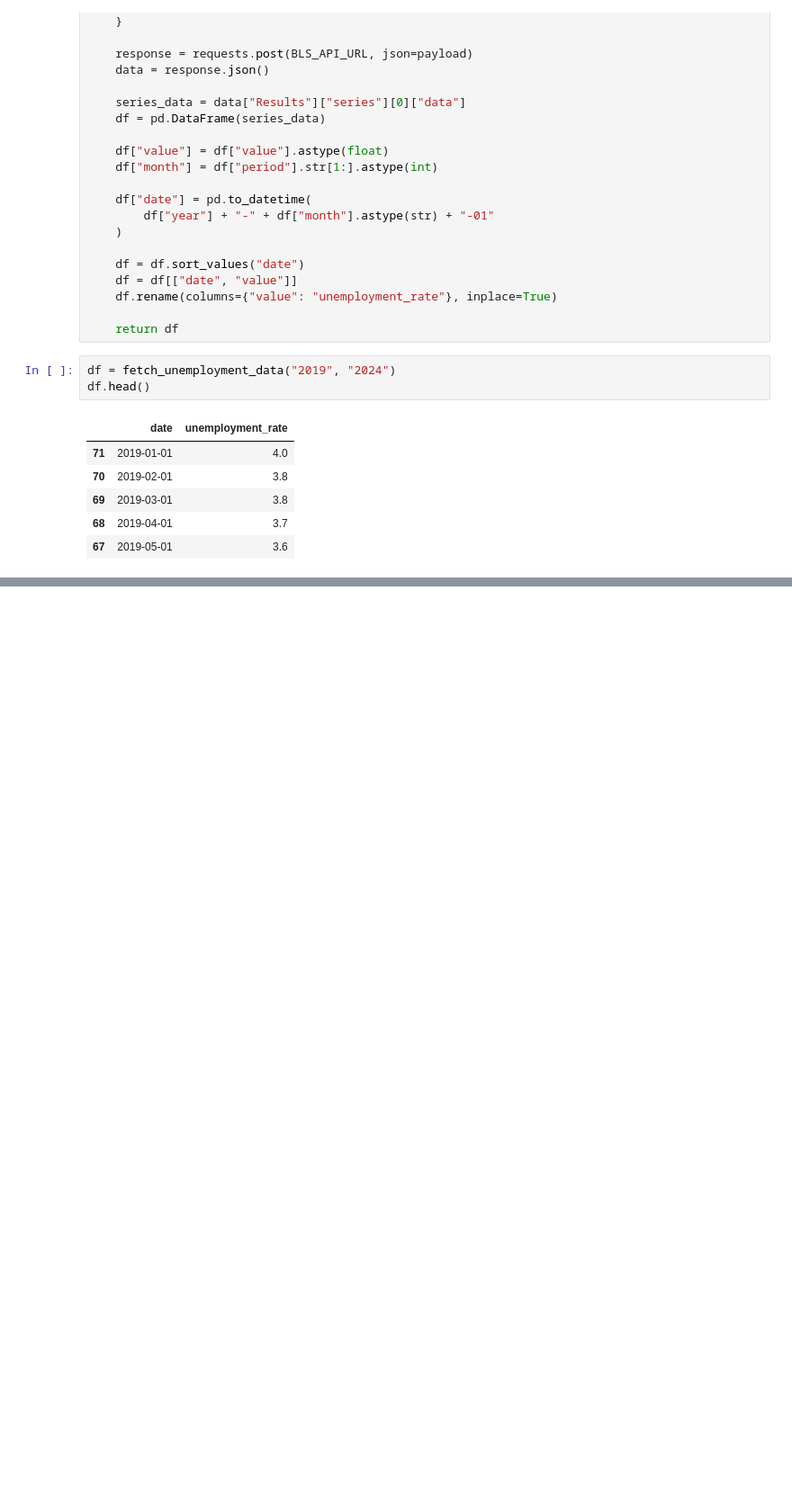
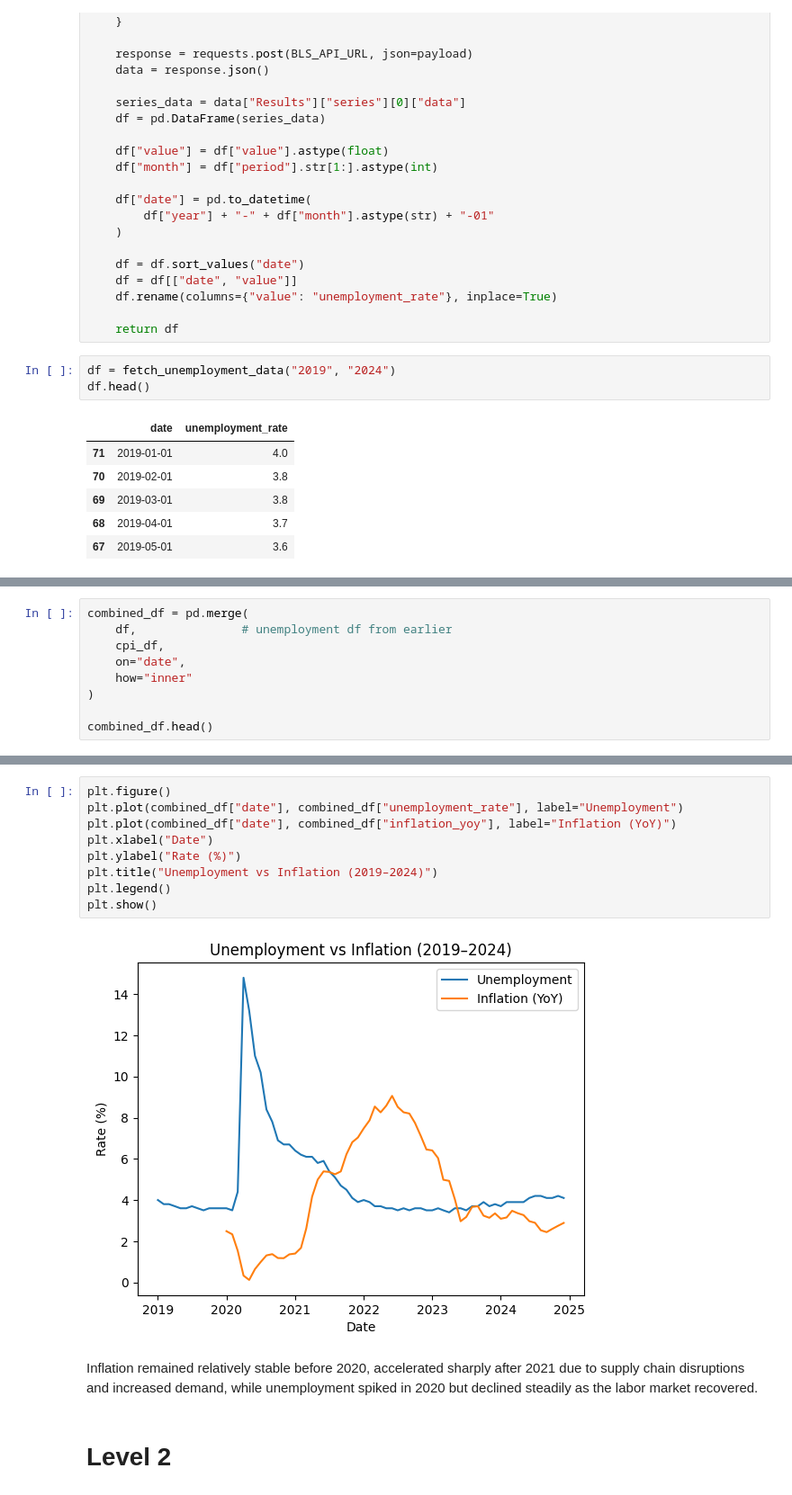
Before and after one commit to Snjkmr162/BLS_Chatbot_with_RL, a Jupyter notebook: Chatbot_with_RL.ipynb, the cells around one changed output, grey strips where cells are left out. Shown at 90% size. Drawn from its saved outputs; the diff is of its cells as text; blank space fills up the shorter version.

```diff
--- a/Chatbot_with_RL.ipynb
+++ b/Chatbot_with_RL.ipynb
@@ -200,0 +310,9 @@ df.head()
+# %%
+combined_df = pd.merge(
+    df,               # unemployment df from earlier
+    cpi_df,
+    on="date",
+    how="inner"
+)
+
+combined_df.head()
@@ -200,0 +326,15 @@ df.head()
+# %%
+plt.figure()
+plt.plot(combined_df["date"], combined_df["unemployment_rate"], label="Unemployment")
+plt.plot(combined_df["date"], combined_df["inflation_yoy"], label="Inflation (YoY)")
+plt.xlabel("Date")
+plt.ylabel("Rate (%)")
+plt.title("Unemployment vs Inflation (2019–2024)")
+plt.legend()
+plt.show()
+# %% [output]
+[figure, added]
+# %% [markdown]
+Inflation remained relatively stable before 2020, accelerated sharply after 2021 due to supply chain disruptions and increased demand, while unemployment spiked in 2020 but declined steadily as the labor market recovered.
+# %% [markdown]
+# Level 2
```
Also changed, not shown: parts of 72 cells of this notebook.
